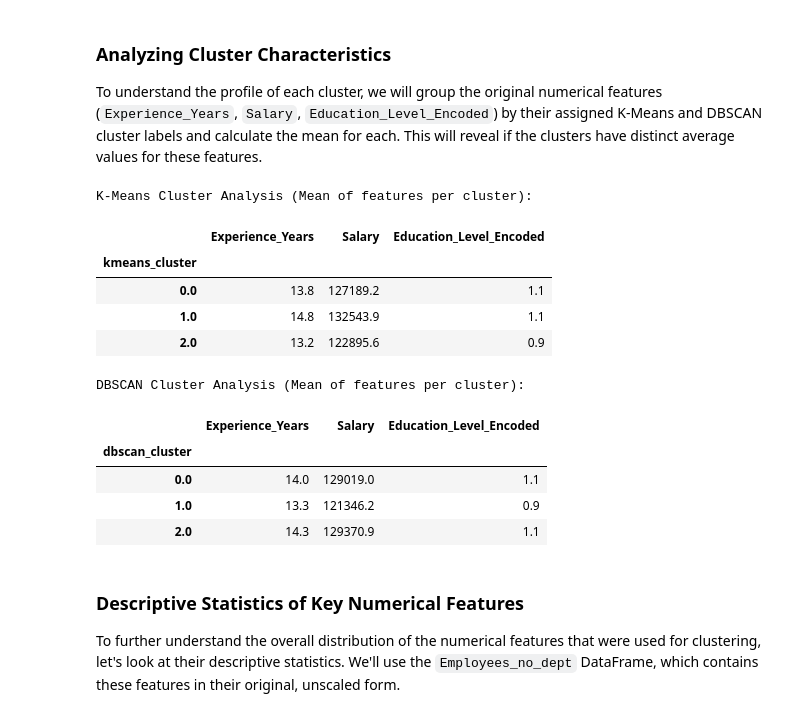
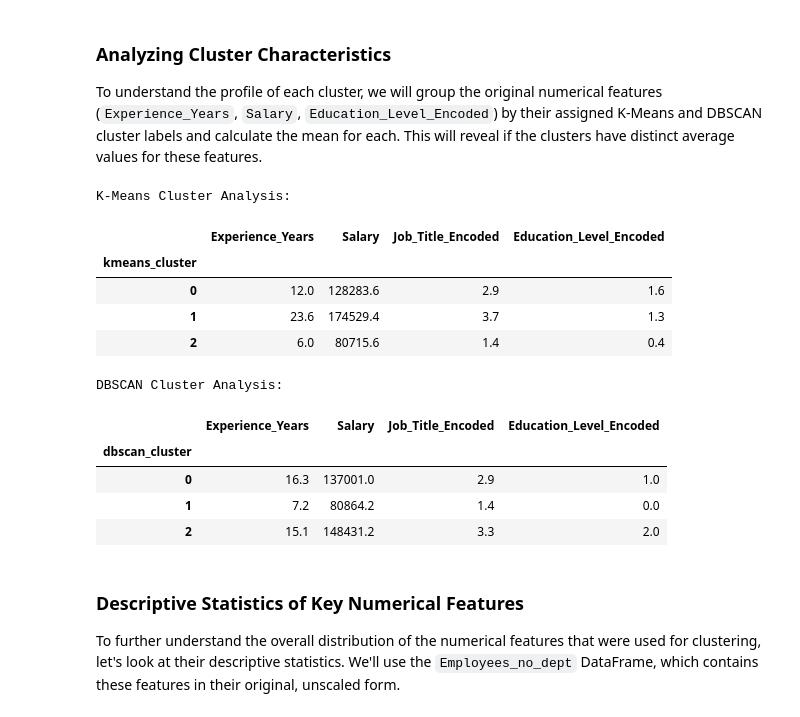
Before and after one commit to AnnabelleMcSharry/AI-ML-Car-Data, a Jupyter notebook: Task_2.ipynb, the cells around one changed output. Saved outputs shown, nothing was run; the diff lists cells and outputs as text; code cells hidden in the pictures.

```diff
--- a/Task_2.ipynb
+++ b/Task_2.ipynb
@@ -335,7 +335,7 @@ DataFrame after dropping Location columns:
 | 3 | 9 | 75000 | False | True | False | ... |
 | 4 | 2 | 70000 | False | False | True | ... |
 # %%
-Employees_encoded = Employees_encoded.drop_duplicates()
+Employees_encoded = Employees_encoded.drop_duplicates().reset_index(drop=True)
 print(Employees_encoded.info())
 # %% [output]
 <class 'pandas.core.frame.DataFrame'>
@@ -572,35 +572,31 @@ display(Employees_pca_2d_no_dept_df.head())
 
 To understand the profile of each cluster, we will group the original numerical features (`Experience_Years`, `Salary`, `Education_Level_Encoded`) by their assigned K-Means and DBSCAN cluster labels and calculate the mean for each. This will reveal if the clusters have distinct average values for these features.
 # %%
-# Combine original numerical features with cluster labels
-# Ensure indices align correctly. Employees_no_dept contains the unscaled original features.
-cluster_analysis_df = Employees_no_dept.copy()
-cluster_analysis_df['kmeans_cluster'] = Employees_pca_2d_no_dept_df['Cluster']
-cluster_analysis_df['dbscan_cluster'] = Employees_pca_2d_no_dept_df['DBSCAN_Cluster']
+# Align by position, not by index label
+cluster_analysis_df = Employees_no_dept.reset_index(drop=True).copy()
+cluster_analysis_df['kmeans_cluster'] = Employees_pca_2d_no_dept_df['Cluster'].values
+cluster_analysis_df['dbscan_cluster'] = Employees_pca_2d_no_dept_df['DBSCAN_Cluster'].values
 
-# Perform K-Means cluster analysis as requested by the user
-print("K-Means Cluster Analysis (Mean of features per cluster):")
-display(cluster_analysis_df.groupby('kmeans_cluster')[['Experience_Years', 'Salary', 'Education_Level_Encoded']].mean().round(1))
+print("K-Means Cluster Analysis:")
+display(cluster_analysis_df.groupby('kmeans_cluster')
+        [['Experience_Years','Salary','Job_Title_Encoded','Education_Level_Encoded']].mean().round(1))
 
-# Perform DBSCAN cluster analysis as requested by the user
-print("\nDBSCAN Cluster Analysis (Mean of features per cluster):")
-display(cluster_analysis_df.groupby('dbscan_cluster')[['Experience_Years', 'Salary', 'Education_Level_Encoded']].mean().round(1))
-
-
-#neither have effectivly split the data into senirotiy levels
+print("\nDBSCAN Cluster Analysis:")
+display(cluster_analysis_df.groupby('dbscan_cluster')
+        [['Experience_Years','Salary','Job_Title_Encoded','Education_Level_Encoded']].mean().round(1))
 # %% [output]
-K-Means Cluster Analysis (Mean of features per cluster):
+K-Means Cluster Analysis:
-|  | Experience_Years | Salary | Education_Level_Encoded |
-| kmeans_cluster |  |  |  |
-| 0.0 | 13.8 | 127189.2 | 1.1 |
-| 1.0 | 14.8 | 132543.9 | 1.1 |
-| 2.0 | 13.2 | 122895.6 | 0.9 |
+|  | Experience_Years | Salary | Job_Title_Encoded | Education_Level_Encoded |
+| kmeans_cluster |  |  |  |  |
+| 0 | 12.0 | 128283.6 | 2.9 | 1.6 |
+| 1 | 23.6 | 174529.4 | 3.7 | 1.3 |
+| 2 | 6.0 | 80715.6 | 1.4 | 0.4 |
-DBSCAN Cluster Analysis (Mean of features per cluster):
+DBSCAN Cluster Analysis:
-|  | Experience_Years | Salary | Education_Level_Encoded |
-| dbscan_cluster |  |  |  |
-| 0.0 | 14.0 | 129019.0 | 1.1 |
-| 1.0 | 13.3 | 121346.2 | 0.9 |
-| 2.0 | 14.3 | 129370.9 | 1.1 |
+|  | Experience_Years | Salary | Job_Title_Encoded | Education_Level_Encoded |
+| dbscan_cluster |  |  |  |  |
+| 0 | 16.3 | 137001.0 | 2.9 | 1.0 |
+| 1 | 7.2 | 80864.2 | 1.4 | 0.0 |
+| 2 | 15.1 | 148431.2 | 3.3 | 2.0 |
 # %% [markdown]
 ### Descriptive Statistics of Key Numerical Features
 
```
Also changed, not shown: parts of 1 cell of this notebook.
